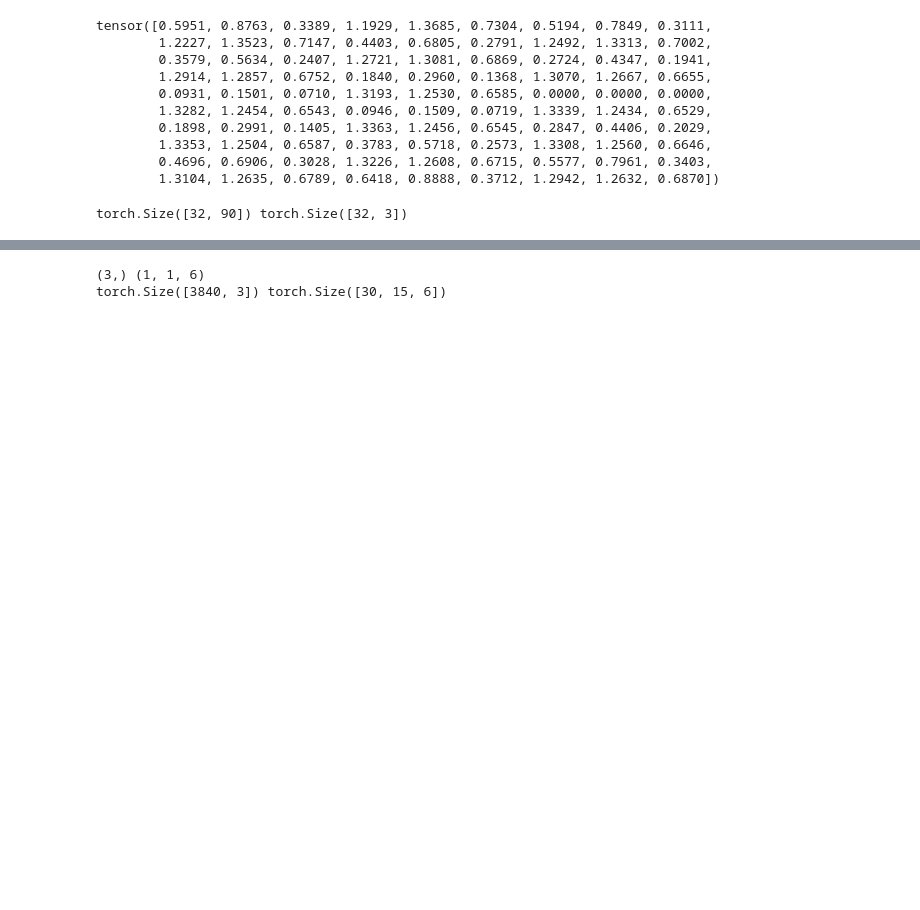
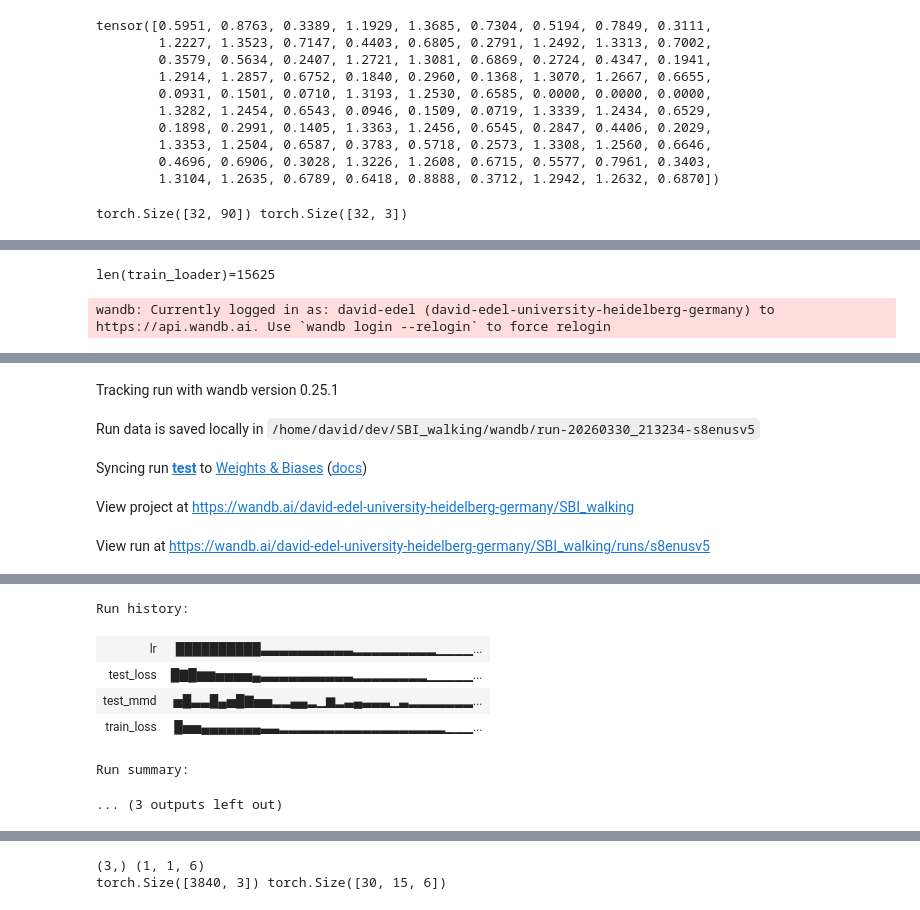
Before and after one commit to laurasaizz/SBI_walking, a Jupyter notebook: model.ipynb, the cells around one changed output, grey strips where cells are left out. Cells and saved outputs as stored; diff of their text form; code cells hidden in the pictures; blank space fills up the shorter version.

```diff
--- a/model.ipynb
+++ b/model.ipynb
@@ -400,7 +400,7 @@ print(foot_test.shape, com_test.shape)
 torch.Size([32, 90]) torch.Size([32, 3])
 # %%
 @torch.compile()
-def compute_mmd(x, y, sigma=1.0):
+def compute_mmd_old(x, y, sigma=1.0):
     """
     Computes the Maximum Mean Discrepancy (MMD) between two sets of samples.
     Args:
@@ -438,7 +438,7 @@ def compute_mmd(x, y, sigma=1.0):
 # Example Usage
 x = torch.randn((100, 2))  # Mean 0
 y = torch.randn((100,2))
-loss = compute_mmd(x, y)
+loss = compute_mmd_old(x, y)
 print(f"MMD: {loss.item():.4f}")
 
 @torch.compile()
@@ -453,5 +453,5 @@ def compute_mmd(x, y, sigmas=(0.1, 0.5, 1.0, 2.0, 5.0)):
         mmd2 += (k_xx.sum() - n) / (n*(n-1)) \
               + (k_yy.sum() - m) / (m*(m-1)) \
               - 2 * k_xy.mean()
-    return mmd2.detach().item()
+    return mmd2.detach()
 # %% [output]
@@ -461,7 +461,7 @@ from torch import GradScaler
 from models.inn import CouplingBlock
 from torch.profiler import profile, record_function, ProfilerActivity
 import wandb
-
+import optuna
 
 @torch.compile()
 def calculate_loss(output, sum_block_log_det):
@@ -513,6 +513,7 @@ def train_inn_cond(
     r_blocks,
     lr_warmup_epochs,
     noise,
+    trial=None,
 ):
     """
     model: A inn
@@ -529,7 +530,7 @@ def train_inn_cond(
     model.train()
     pbar = tqdm(range(epochs), desc="Training", leave=True)
     print(f"{len(train_loader)=}")
-    max_steps_per_epoch = 1000
+    max_steps_per_epoch = 400
     with wandb.init(
         name="test",
         project="SBI_walking",
@@ -559,7 +560,7 @@ def train_inn_cond(
                 torch.compiler.cudagraph_mark_step_begin()
                 X = (com + torch.normal(0, noise, com.shape)).to(
                     device, non_blocking=True
-                )
+                ) # TODO: why would we add noise to X
                 Y = (foot + torch.normal(0, noise, foot.shape)).to(
                     device, non_blocking=True
                 )
@@ -606,6 +607,12 @@ def train_inn_cond(
             lr_scheduler.step()
             # if epoch >= 60:
             #    break
+        if trial is not None:
+            if not np.isfinite(train_avg_epoch_loss):
+                raise optuna.exceptions.TrialPruned()
+            trial.report(test_avg_epoch_loss, epoch)
+            if trial.should_prune():
+                raise optuna.exceptions.TrialPruned()
     model.eval()
     return history["test_loss"][-1], history["test_mmd"][-1]
 # %%
@@ -699,0 +733,27 @@ Find logs at: ./wandb/run-20260330_054935-u5yj0ipj/logs
+# %%
+# train best optuna model:
+last_test_loss = train_inn_cond(
+    model,
+    train_loader=train_loader,
+    test_loader=test_loader,
+    optim=optimizer,
+    scaler=scaler,
+    lr_scheduler=lr_scheduler,
+    epochs=num_epochs,
+    history=history,
+    batch_size=batch_size,
+    init_lr = init_lr,
+    reduced_obs_size = reduced_obs_size,
+    s_hidden=s_hidden,
+    s_layers=s_layers,
+    r_hidden=r_hidden,
+    r_blocks=r_blocks,
+    lr_warmup_epochs=lr_warmup_epochs,
+    noise=0.0017081267386481085,
+) #
+# normal test loss: -9.66771, 8.98318
+# false: -9.03844
+# True: -9.03844
+# %% [output]
+len(train_loader)=15625
+wandb: Currently logged in as: david-edel (david-edel-university-heidelberg-germany) to https://api.wandb.ai. Use `wandb login --relogin` to force relogin
@@ -699,0 +761,5 @@ Find logs at: ./wandb/run-20260330_054935-u5yj0ipj/logs
+Tracking run with wandb version 0.25.1
+Run data is saved locally in /home/david/dev/SBI_walking/wandb/run-20260330_213234-s8enusv5
+Syncing run test to Weights & Biases (docs)
+View project at https://wandb.ai/david-edel-university-heidelberg-germany/SBI_walking
+View run at https://wandb.ai/david-edel-university-heidelberg-germany/SBI_walking/runs/s8enusv5
@@ -700 +767,8 @@ Find logs at: ./wandb/run-20260330_054935-u5yj0ipj/logs
+Run history:
+| lr | ██████████▃▃▃▃▃▃▃▃▃▃▂▂▂▂▂▂▂▂▂▁▁▁▁... |
+| test_loss | █▇█▆▆▅▅▅▅▄▃▃▃▃▃▃▃▃▃▃▂▂▂▂▂▂▂▂▁▁▁▁▁... |
+| test_mmd | ▅█▃▃█▄▅█▇▅▅▂▂▄▄▂▁▆▂▃▄▃▃▃▁▃▂▂▂▂▂▂▂... |
+| train_loss | █▅▅▄▄▄▄▄▄▄▃▃▂▂▂▂▂▂▂▂▂▂▂▂▂▂▂▂▂▂▁▁▁... |
+Run summary:
+... (3 outputs left out)
 # %%
```
Also changed, not shown: parts of 19 cells of this notebook, 6 other files.
